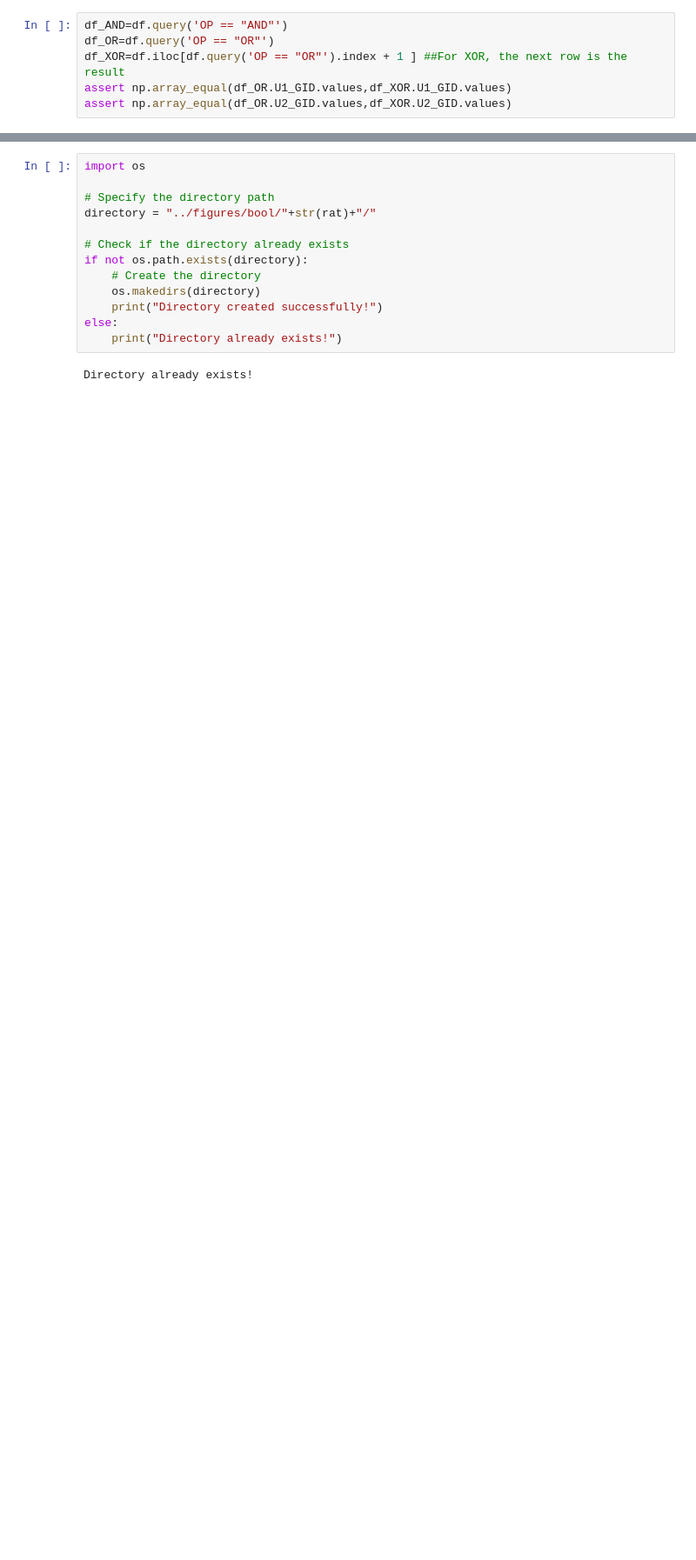
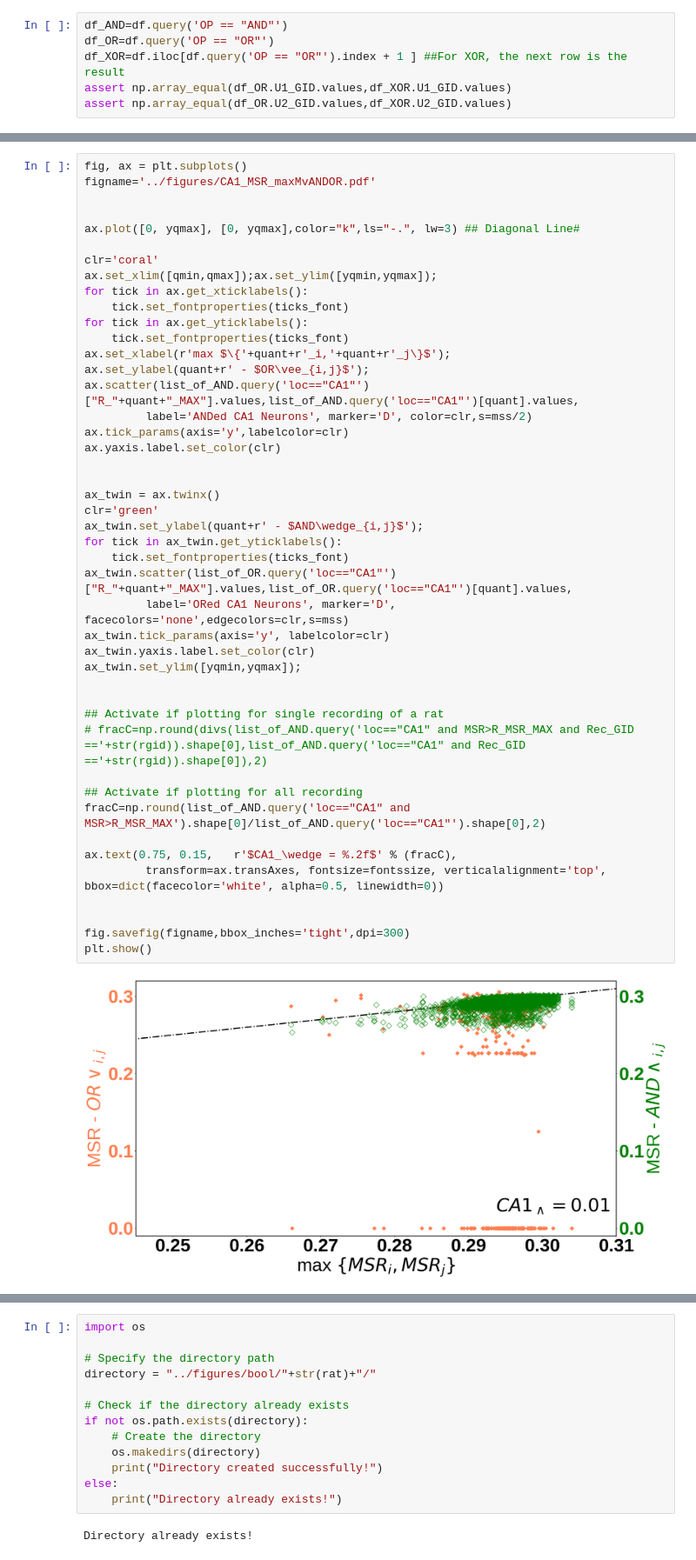
Before and after one commit to amisapta15/ResolutionRelevance, a Jupyter notebook: src/Fig_test_bool.ipynb, the cells around one changed output, grey strips where cells are left out. Shown at 87% size. Drawn from its saved outputs; the diff is of its cells as text; blank space fills up the shorter version.

```diff
--- a/src/Fig_test_bool.ipynb
+++ b/src/Fig_test_bool.ipynb
@@ -75,0 +155,47 @@ import matplotlib.pyplot as plt
+# %%
+fig, ax = plt.subplots()
+figname='../figures/CA1_MSR_maxMvANDOR.pdf'
+
+
+ax.plot([0, yqmax], [0, yqmax],color="k",ls="-.", lw=3) ## Diagonal Line#
+
+clr='coral'
+ax.set_xlim([qmin,qmax]);ax.set_ylim([yqmin,yqmax]);
+for tick in ax.get_xticklabels():
+    tick.set_fontproperties(ticks_font)
+for tick in ax.get_yticklabels():
+    tick.set_fontproperties(ticks_font)
+ax.set_xlabel(r'max $\{'+quant+r'_i,'+quant+r'_j\}$');
+ax.set_ylabel(quant+r' - $OR\vee_{i,j}$');
+ax.scatter(list_of_AND.query('loc=="CA1"')["R_"+quant+"_MAX"].values,list_of_AND.query('loc=="CA1"')[quant].values,
+         label='ANDed CA1 Neurons', marker='D', color=clr,s=mss/2)
+ax.tick_params(axis='y',labelcolor=clr)
+ax.yaxis.label.set_color(clr)
+
+
+ax_twin = ax.twinx()
+clr='green'
+ax_twin.set_ylabel(quant+r' - $AND\wedge_{i,j}$');
+for tick in ax_twin.get_yticklabels():
+    tick.set_fontproperties(ticks_font)
+ax_twin.scatter(list_of_OR.query('loc=="CA1"')["R_"+quant+"_MAX"].values,list_of_OR.query('loc=="CA1"')[quant].values,
+         label='ORed CA1 Neurons', marker='D', facecolors='none',edgecolors=clr,s=mss)
+ax_twin.tick_params(axis='y', labelcolor=clr)
+ax_twin.yaxis.label.set_color(clr)
+ax_twin.set_ylim([yqmin,yqmax]);
+
+
+## Activate if plotting for single recording of a rat
+# fracC=np.round(divs(list_of_AND.query('loc=="CA1" and MSR>R_MSR_MAX and Rec_GID =='+str(rgid)).shape[0],list_of_AND.query('loc=="CA1" and Rec_GID =='+str(rgid)).shape[0]),2)
+
+## Activate if plotting for all recording
+fracC=np.round(list_of_AND.query('loc=="CA1" and MSR>R_MSR_MAX').shape[0]/list_of_AND.query('loc=="CA1"').shape[0],2)
+
+ax.text(0.75, 0.15,   r'$CA1_\wedge = %.2f$' % (fracC),
+         transform=ax.transAxes, fontsize=fontssize, verticalalignment='top', bbox=dict(facecolor='white', alpha=0.5, linewidth=0))
+
+
+fig.savefig(figname,bbox_inches='tight',dpi=300)
+plt.show()
+# %% [output]
+[figure, added]
```
Also changed, not shown: parts of 38 cells of this notebook, 13 other files.
